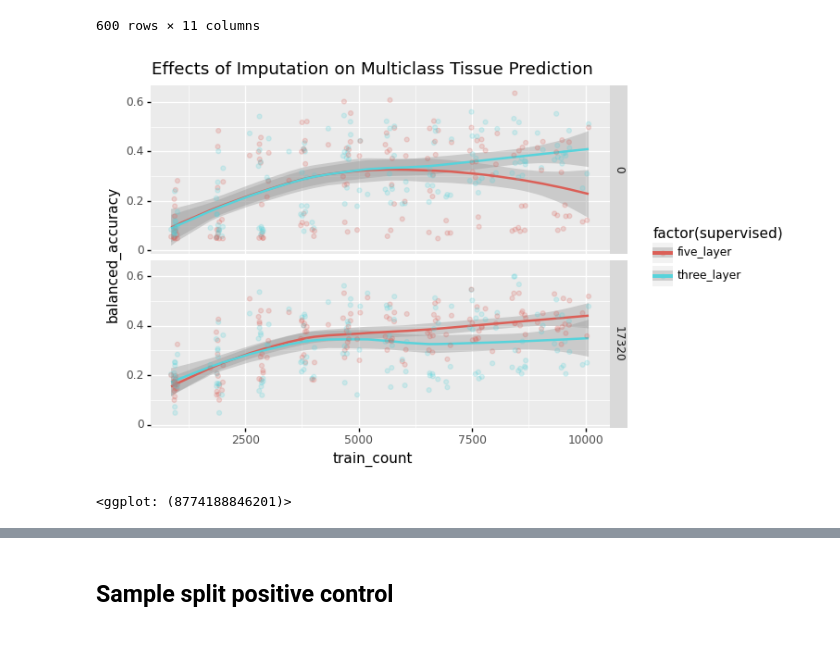
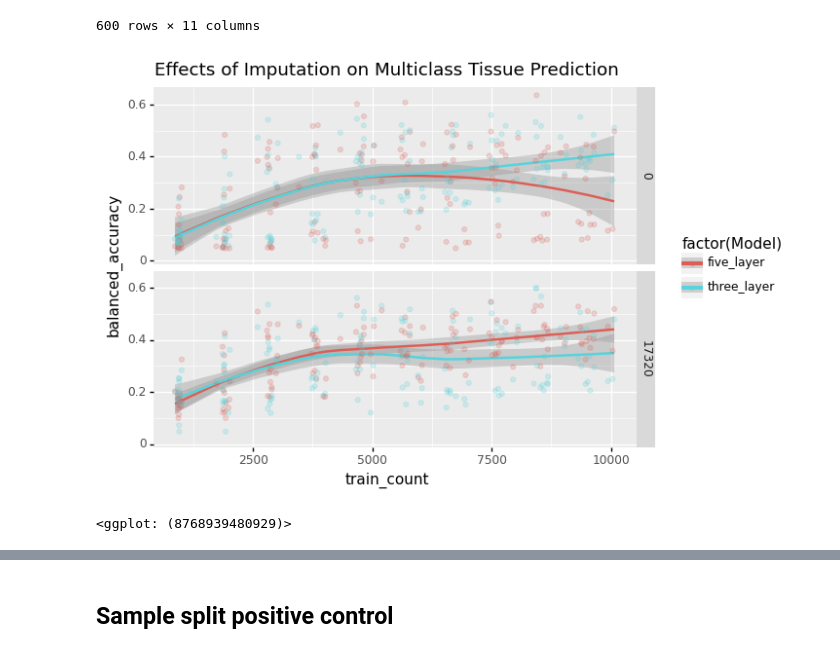
Before and after one commit to greenelab/linear_signal, a Jupyter notebook: notebook/analysis/benchmark_results.ipynb, the cells around one changed output, grey strips where cells are left out. Drawn from its saved outputs; the diff is of its cells as text; code cells hidden in the pictures.

Commit message:
Clean up labels and plots in benchmark results

```diff
--- a/notebook/analysis/benchmark_results.ipynb
+++ b/notebook/analysis/benchmark_results.ipynb
@@ -1016,7 +1153,7 @@ for path in in_files:
     elif 'split_signal' in path:
         correction_method = 'split_signal'
 
-    new_df['supervised'] = model
+    new_df['Model'] = model
     new_df['seed'] = seed
     if tissue1 < tissue2:
         new_df['tissue1'] = tissue1
@@ -1030,8 +1167,8 @@ for path in in_files:
     run_results = pd.concat([run_results, new_df])
 
 run_results['train_count'] = run_results['train sample count']
-run_results['supervised'] = run_results['supervised'].str.replace('pytorch_supervised', 'three_layer_net')
-run_results['supervised'] = run_results['supervised'].str.replace('deep_net', 'five_layer_net')
+run_results['Model'] = run_results['Model'].str.replace('pytorch_supervised', 'three_layer_net')
+run_results['Model'] = run_results['Model'].str.replace('deep_net', 'five_layer_net')
 run_results
 # %% [output]
 |  | accuracy | balanced_accuracy | train studies | train samples | val samples | train sample count | ... |
@@ -1107,7 +1244,7 @@ for path in in_files:
     elif 'study_corrected' in path:
         correction_method = 'study_corrected'
 
-    new_df['supervised'] = model
+    new_df['Model'] = model
     new_df['seed'] = seed
     new_df['tissue1'] = tissue1
     new_df['tissue2'] = tissue2
@@ -1117,7 +1254,7 @@ for path in in_files:
 
 tissue_metrics['train_count'] = tissue_metrics['train sample count']
 
-tissue_metrics['supervised'] = tissue_metrics['supervised'].str.replace('pytorch_supervised', 'three_layer_net')
+tissue_metrics['Model'] = tissue_metrics['Model'].str.replace('pytorch_supervised', 'three_layer_net')
 tissue_metrics
 # %% [output]
 |  | accuracy | balanced_accuracy | train studies | train samples | val samples | train sample count | ... |
@@ -1161,7 +1298,7 @@ for path in in_files:
 
     supervised_model = '_'.join(model_info[:2])
 
-    new_df['supervised'] = supervised_model
+    new_df['Model'] = supervised_model
 
     new_df['seed'] = model_info[-1]
 
@@ -1169,7 +1306,7 @@ for path in in_files:
 
 tissue_metrics['train_count'] = tissue_metrics['train sample count']
 
-tissue_metrics['supervised'] = tissue_metrics['supervised'].str.replace('pytorch_supervised', 'three_layer_net')
+tissue_metrics['Model'] = tissue_metrics['Model'].str.replace('pytorch_supervised', 'three_layer_net')
 tissue_metrics
 # %% [output]
 |  | accuracy | balanced_accuracy | train studies | train samples | val samples | train sample count | ... |
@@ -1211,7 +1348,7 @@ for path in in_files:
 
     supervised_model = '_'.join(model_info[:2])
 
-    new_df['supervised'] = supervised_model
+    new_df['Model'] = supervised_model
 
     new_df['seed'] = model_info[-1]
 
@@ -1235,15 +1372,15 @@ tissue_metrics
 | 99 | 0.630042 | 0.358612 | SRP027358,SRP001462,SRP041159,SRP... | SRR1608532,SRR1608638,SRR1223570,... | SRR088863,SRR088864,SRR088865,SRR... | 10034 | ... |
 600 rows × 11 columns
 # %%
-plot = ggplot(tissue_metrics, aes(x='train_count', y='balanced_accuracy', color='factor(supervised)'))
+plot = ggplot(tissue_metrics, aes(x='train_count', y='balanced_accuracy', color='factor(Model)'))
 plot += geom_smooth()
 plot += geom_point(alpha=.2)
 plot += ggtitle('Effects of Imputation on Multiclass Tissue Prediction')
 plot += facet_grid('pretraining_sample_count ~ .')
 plot
 # %% [output]
-[figure, old version]
+[figure, new version]
-<ggplot: (8774188846201)>
+<ggplot: (8768939480929)>
 # %%
 plot = ggplot(tissue_metrics, aes(x='train_count', y='balanced_accuracy', color='factor(pretraining_sample_count)'))
 plot += geom_smooth()
```
Also changed, not shown: parts of 78 cells of this notebook, 1 other file.
